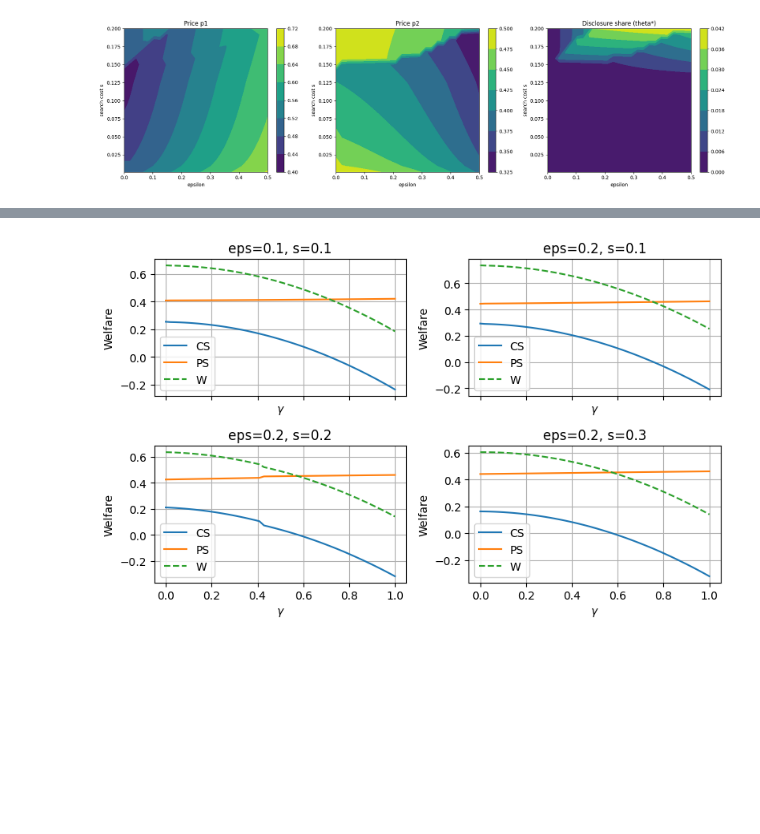
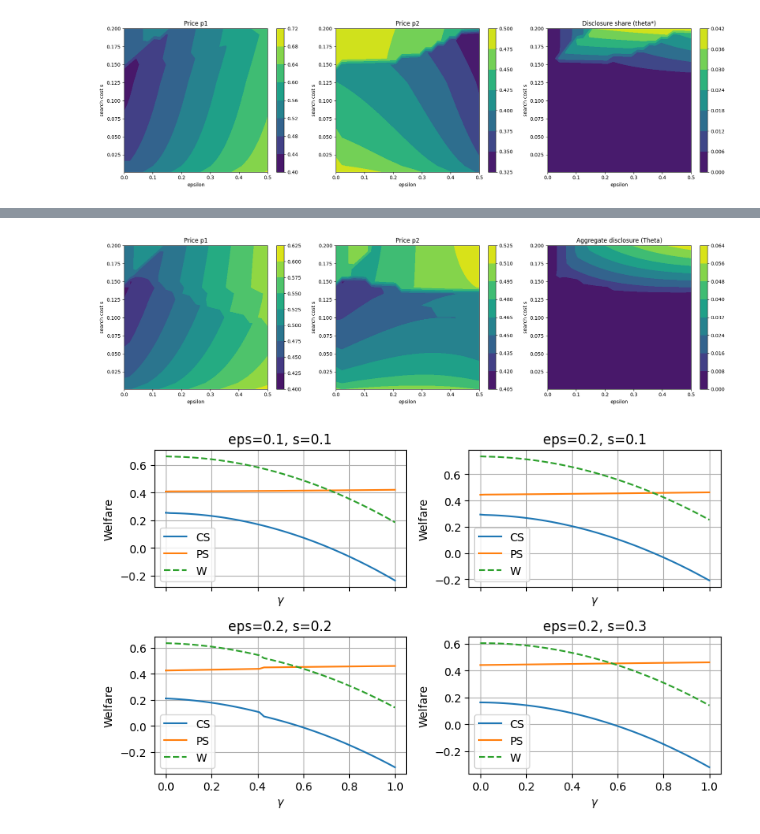
Before and after one commit to lkh927/masters2026, a Jupyter notebook: Model.ipynb, the cells around one changed output, grey strips where cells are left out. Saved outputs shown, nothing was run; the diff lists cells and outputs as text; code cells hidden in the pictures; blank space fills up the shorter version.

Commit message:
vareps comparison

```diff
--- a/Model.ipynb
+++ b/Model.ipynb
@@ -89,3 +86,8 @@ plt.tight_layout()
 plt.show()
 # %% [output]
 [figure]
+# %%
+eps_grid = np.linspace(0.0, 0.5, 25)   # preference strength
+s_grid   = np.linspace(0.001, 0.2, 25) # search cost (avoid 0 exactly)
+mu = 0.75
+results_vareps = []
@@ -92,3 +211,44 @@ plt.show()
+# %%
+df_ext = pd.DataFrame(results_ext)
+
+# keep everything in [0,1]
+df_ext["Theta"]  = df_ext["Theta"].clip(0, 1)
+df_ext["thetaA"] = df_ext["thetaA"].clip(0, 1)
+df_ext["thetaB"] = df_ext["thetaB"].clip(0, 1)
+
+p1_mat = df_ext.pivot(index="s", columns="eps", values="p1")
+p2_mat = df_ext.pivot(index="s", columns="eps", values="p2")
+Theta_mat = df_ext.pivot(index="s", columns="eps", values="Theta")
+# %%
+fig, ax = plt.subplots(1, 3, figsize=(18, 5))
+
+# p1
+c1 = ax[0].contourf(eps_grid, s_grid, p1_mat.values)
+ax[0].set_title("Price p1")
+ax[0].set_xlabel("epsilon")
+ax[0].set_ylabel("search cost s")
+
+# p2
+c2 = ax[1].contourf(eps_grid, s_grid, p2_mat.values)
+ax[1].set_title("Price p2")
+ax[1].set_xlabel("epsilon")
+ax[1].set_ylabel("search cost s")
+
+# Theta
+c3 = ax[2].contourf(eps_grid, s_grid, Theta_mat.values)
+ax[2].set_title("Aggregate disclosure (Theta)")
+ax[2].set_xlabel("epsilon")
+ax[2].set_ylabel("search cost s")
+
+# colorbars
+fig.colorbar(c1, ax=ax[0])
+fig.colorbar(c2, ax=ax[1])
+fig.colorbar(c3, ax=ax[2])
+
+plt.tight_layout()
+plt.show()
+# %% [output]
+[figure, added]
 # %%
 # Define parameter cases #
 gamma_grid = np.linspace(0, 1, 50)
```
Also changed, not shown: parts of 10 cells of this notebook, 1 other file.
